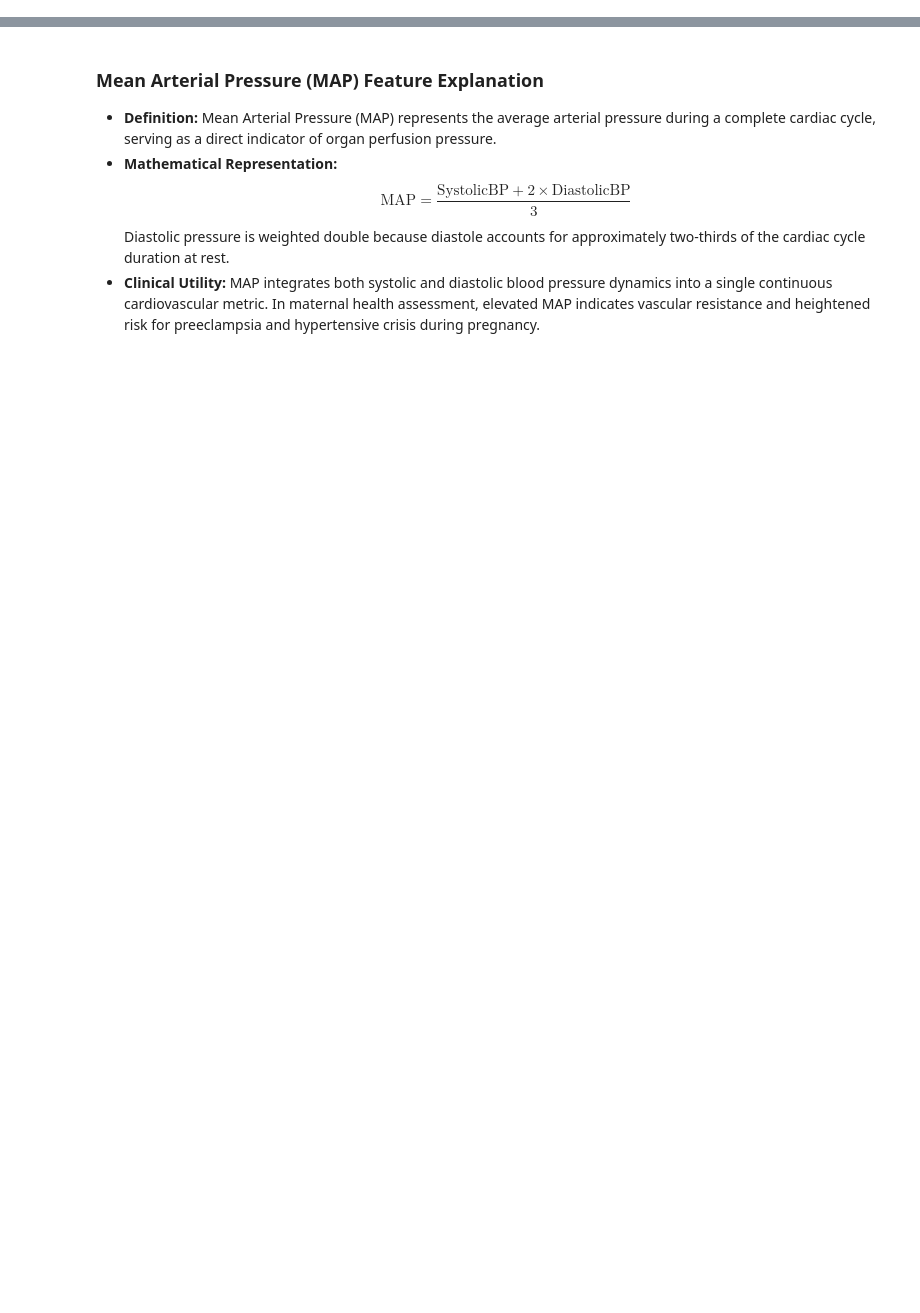
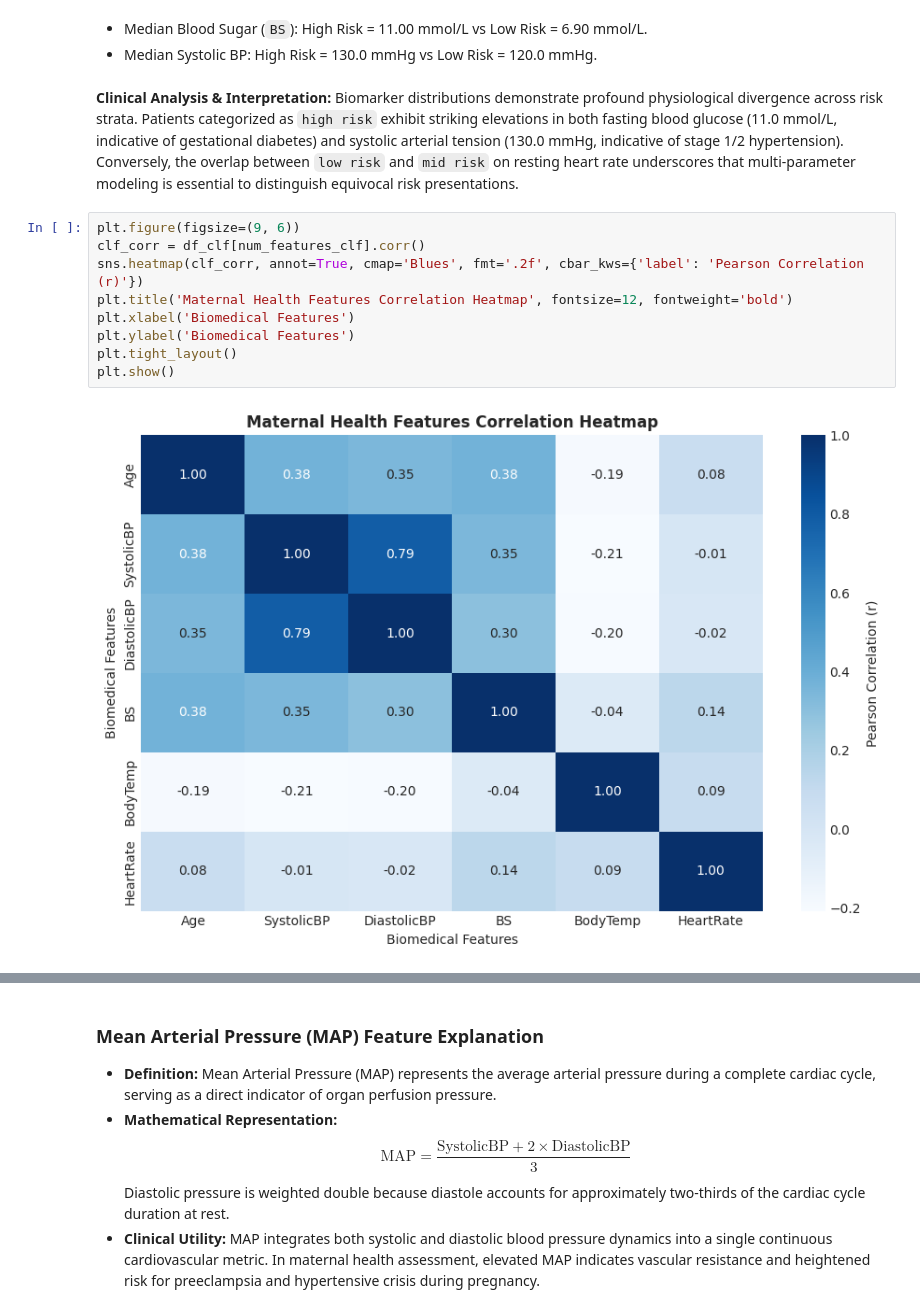
Before and after one commit to wander1112/Ember-Storm, a Jupyter notebook: notebooks/classification.ipynb, the cells around one changed output, grey strips where cells are left out. Saved outputs shown, nothing was run; the diff lists cells and outputs as text; blank space fills up the shorter version.

```diff
--- a/notebooks/classification.ipynb
+++ b/notebooks/classification.ipynb
@@ -215,0 +156,17 @@ DiastolicBP      65.0      90.0 25.0        27.50       127.50              0
+# %% [markdown]
+- Median Blood Sugar (`BS`): High Risk = 11.00 mmol/L vs Low Risk = 6.90 mmol/L.
+- Median Systolic BP: High Risk = 130.0 mmHg vs Low Risk = 120.0 mmHg.
+# %% [markdown]
+**Clinical Analysis & Interpretation:**
+Biomarker distributions demonstrate profound physiological divergence across risk strata. Patients categorized as `high risk` exhibit striking elevations in both fasting blood glucose (11.0 mmol/L, indicative of gestational diabetes) and systolic arterial tension (130.0 mmHg, indicative of stage 1/2 hypertension). Conversely, the overlap between `low risk` and `mid risk` on resting heart rate underscores that multi-parameter modeling is essential to distinguish equivocal risk presentations.
+# %%
+plt.figure(figsize=(9, 6))
+clf_corr = df_clf[num_features_clf].corr()
+sns.heatmap(clf_corr, annot=True, cmap='Blues', fmt='.2f', cbar_kws={'label': 'Pearson Correlation (r)'})
+plt.title('Maternal Health Features Correlation Heatmap', fontsize=12, fontweight='bold')
+plt.xlabel('Biomedical Features')
+plt.ylabel('Biomedical Features')
+plt.tight_layout()
+plt.show()
+# %% [output]
+[figure, added]
```
Also changed, not shown: parts of 84 cells of this notebook.
